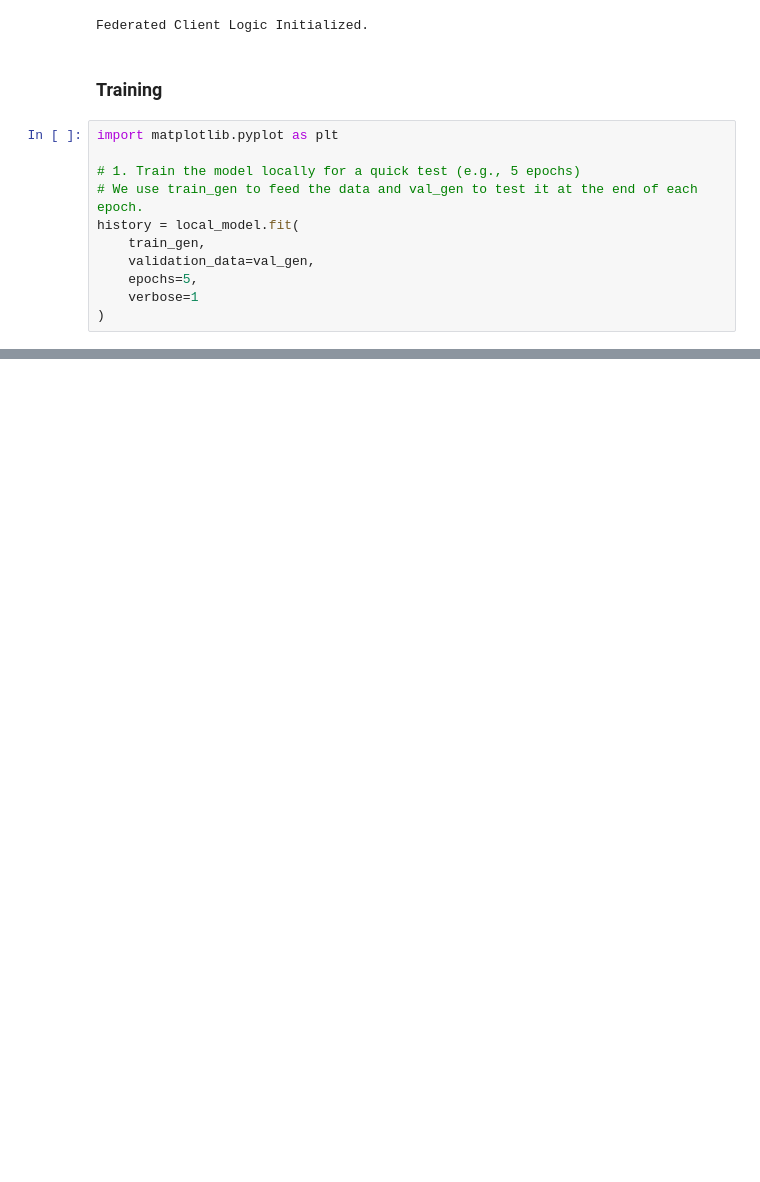
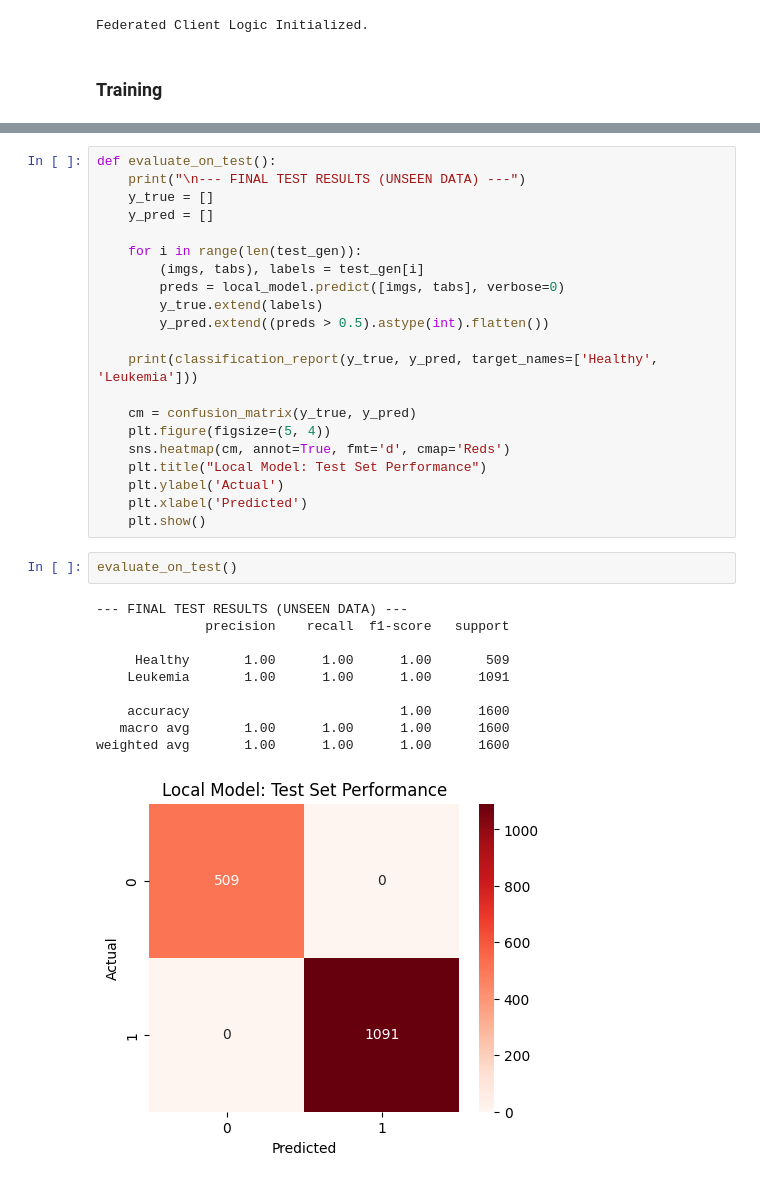
Before and after one commit to AtharvaKulkarni07/Multimodal-FL-Leukemia-Diagnosis, a Jupyter notebook: ipynb/Multimodal_Leukemia_Diagnosis_Local_Model_B.ipynb, the cells around one changed output, grey strips where cells are left out. Saved outputs shown, nothing was run; the diff lists cells and outputs as text; blank space fills up the shorter version.

```diff
--- a/ipynb/Multimodal_Leukemia_Diagnosis_Local_Model_B.ipynb
+++ b/ipynb/Multimodal_Leukemia_Diagnosis_Local_Model_B.ipynb
@@ -277,14 +303,3 @@ print("Federated Client Logic Initialized.")
 Federated Client Logic Initialized.
 # %% [markdown]
 ### Training
-# %%
-import matplotlib.pyplot as plt
-
-# 1. Train the model locally for a quick test (e.g., 5 epochs)
-# We use train_gen to feed the data and val_gen to test it at the end of each epoch.
-history = local_model.fit(
-    train_gen,
-    validation_data=val_gen,
-    epochs=5,
-    verbose=1
-)
@@ -332,0 +379,34 @@ Local architecture verified! The Data Generator and Model are perfectly synced.
+# %%
+def evaluate_on_test():
+    print("\n--- FINAL TEST RESULTS (UNSEEN DATA) ---")
+    y_true = []
+    y_pred = []
+
+    for i in range(len(test_gen)):
+        (imgs, tabs), labels = test_gen[i]
+        preds = local_model.predict([imgs, tabs], verbose=0)
+        y_true.extend(labels)
+        y_pred.extend((preds > 0.5).astype(int).flatten())
+
+    print(classification_report(y_true, y_pred, target_names=['Healthy', 'Leukemia']))
+
+    cm = confusion_matrix(y_true, y_pred)
+    plt.figure(figsize=(5, 4))
+    sns.heatmap(cm, annot=True, fmt='d', cmap='Reds')
+    plt.title("Local Model: Test Set Performance")
+    plt.ylabel('Actual')
+    plt.xlabel('Predicted')
+    plt.show()
+# %%
+evaluate_on_test()
+# %% [output]
+--- FINAL TEST RESULTS (UNSEEN DATA) ---
+              precision    recall  f1-score   support
+
+     Healthy       1.00      1.00      1.00       509
+    Leukemia       1.00      1.00      1.00      1091
+
+    accuracy                           1.00      1600
+   macro avg       1.00      1.00      1.00      1600
+weighted avg       1.00      1.00      1.00      1600
+[figure, added]
```
Also changed, not shown: parts of 16 cells of this notebook, 1 other file.
